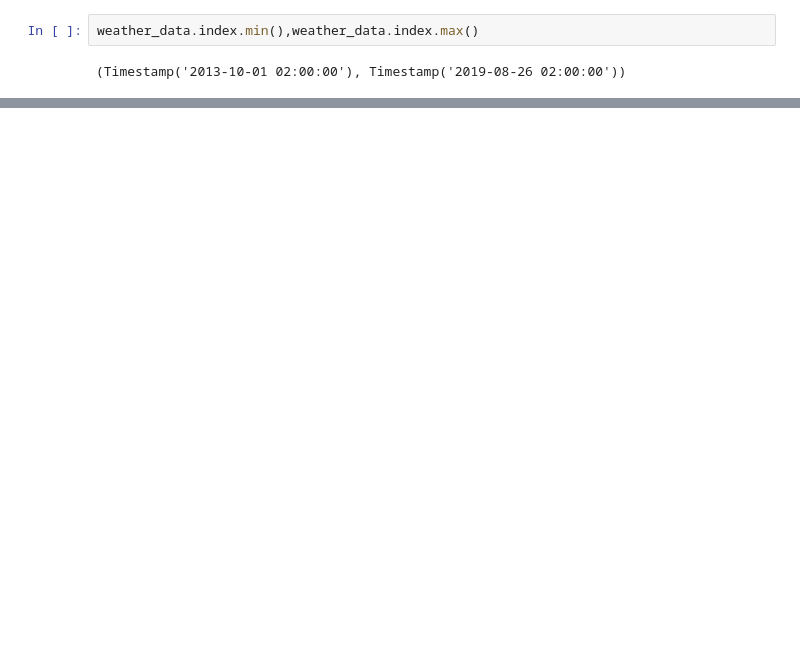
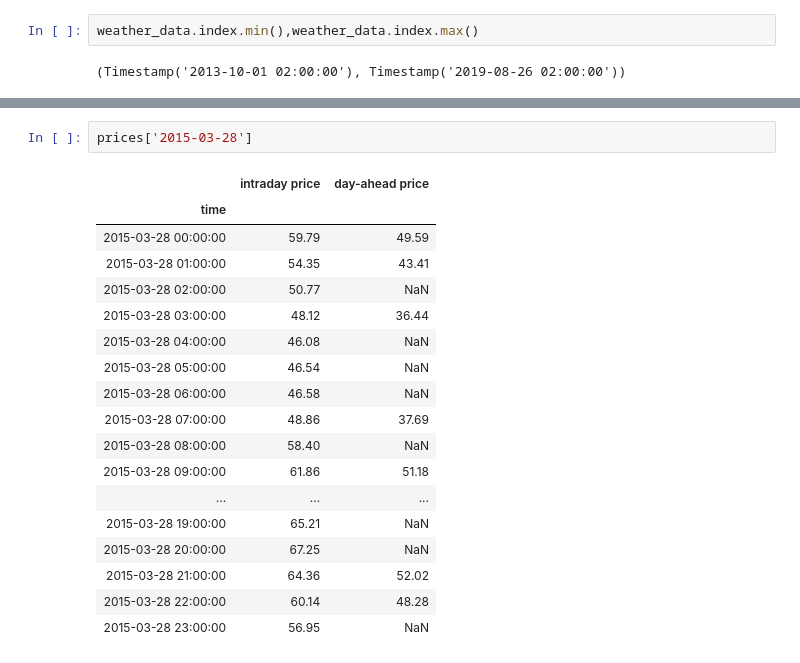
Before and after one commit to nicholasjhana/kaggle-datasets-notebooks, a Jupyter notebook: energy-dataset-kaggle/demand-load-forecast-cleaning.ipynb, the cells around one changed output, grey strips where cells are left out. Drawn from its saved outputs; the diff is of its cells as text; blank space fills up the shorter version.

```diff
--- a/energy-dataset-kaggle/demand-load-forecast-cleaning.ipynb
+++ b/energy-dataset-kaggle/demand-load-forecast-cleaning.ipynb
@@ -399,0 +718,21 @@ total 60408
+# %%
+prices['2015-03-28']
+# %% [output]
+|  | intraday price | day-ahead price |
+| time |  |  |
+| 2015-03-28 00:00:00 | 59.79 | 49.59 |
+| 2015-03-28 01:00:00 | 54.35 | 43.41 |
+| 2015-03-28 02:00:00 | 50.77 | NaN |
+| 2015-03-28 03:00:00 | 48.12 | 36.44 |
+| 2015-03-28 04:00:00 | 46.08 | NaN |
+| 2015-03-28 05:00:00 | 46.54 | NaN |
+| 2015-03-28 06:00:00 | 46.58 | NaN |
+| 2015-03-28 07:00:00 | 48.86 | 37.69 |
+| 2015-03-28 08:00:00 | 58.40 | NaN |
+| 2015-03-28 09:00:00 | 61.86 | 51.18 |
+| ... | ... | ... |
+| 2015-03-28 19:00:00 | 65.21 | NaN |
+| 2015-03-28 20:00:00 | 67.25 | NaN |
+| 2015-03-28 21:00:00 | 64.36 | 52.02 |
+| 2015-03-28 22:00:00 | 60.14 | 48.28 |
+| 2015-03-28 23:00:00 | 56.95 | NaN |
```
Also changed, not shown: parts of 42 cells of this notebook, 17 other files.
